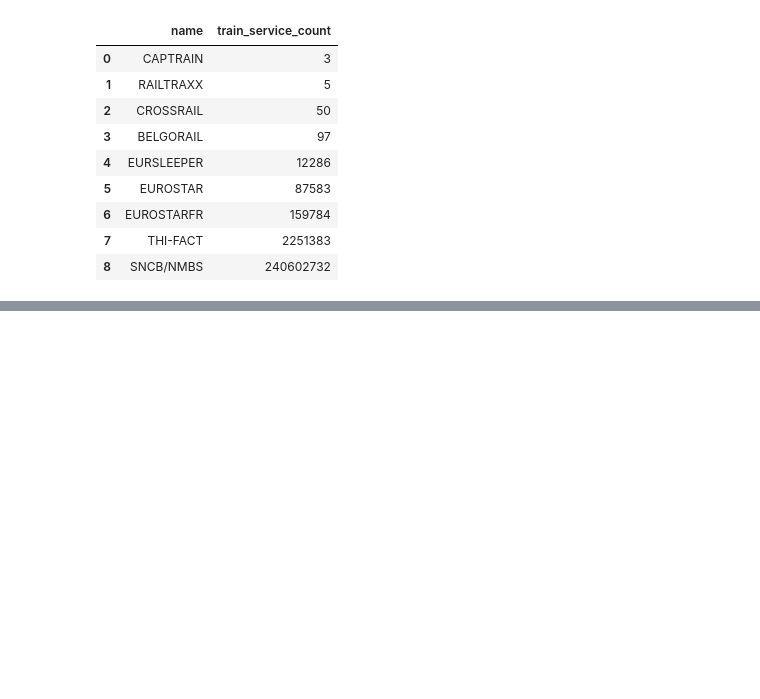
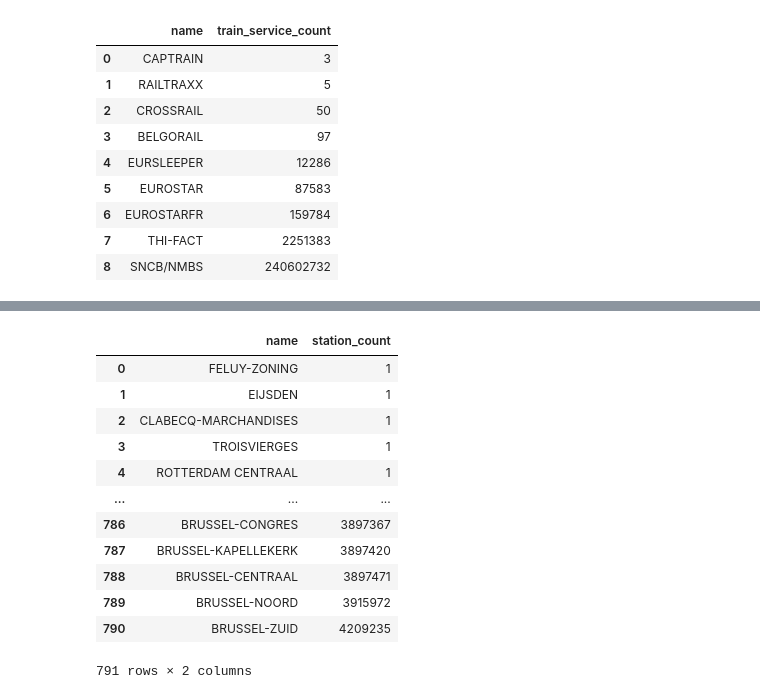
Before and after one commit to LeiY769/DataProject, a Jupyter notebook: eda.ipynb, the cells around one changed output, grey strips where cells are left out. Cells and saved outputs as stored; diff of their text form; code cells hidden in the pictures; blank space fills up the shorter version.

```diff
--- a/eda.ipynb
+++ b/eda.ipynb
@@ -303,0 +346,29 @@ except Exception as e:
+# %%
+query = """
+    SELECT STATIONS.name, COUNT(train_data.ptcar_name) AS STATION_count
+    FROM train_data
+    LEFT JOIN STATIONS ON train_data.ptcar_name = STATIONS.id
+    GROUP BY STATIONS.name
+    ORDER BY STATION_count ASC;
+"""
+
+try :
+    df = pd.read_sql(sqla.text(query), connection)
+    display(df)
+except Exception as e:
+    print(e)
+    connection.rollback()
+# %% [output]
+|  | name | station_count |
+| 0 | FELUY-ZONING | 1 |
+| 1 | EIJSDEN | 1 |
+| 2 | CLABECQ-MARCHANDISES | 1 |
+| 3 | TROISVIERGES | 1 |
+| 4 | ROTTERDAM CENTRAAL | 1 |
+| ... | ... | ... |
+| 786 | BRUSSEL-CONGRES | 3897367 |
+| 787 | BRUSSEL-KAPELLEKERK | 3897420 |
+| 788 | BRUSSEL-CENTRAAL | 3897471 |
+| 789 | BRUSSEL-NOORD | 3915972 |
+| 790 | BRUSSEL-ZUID | 4209235 |
+791 rows × 2 columns
```
Also changed, not shown: parts of 18 cells of this notebook, 8 other files.
